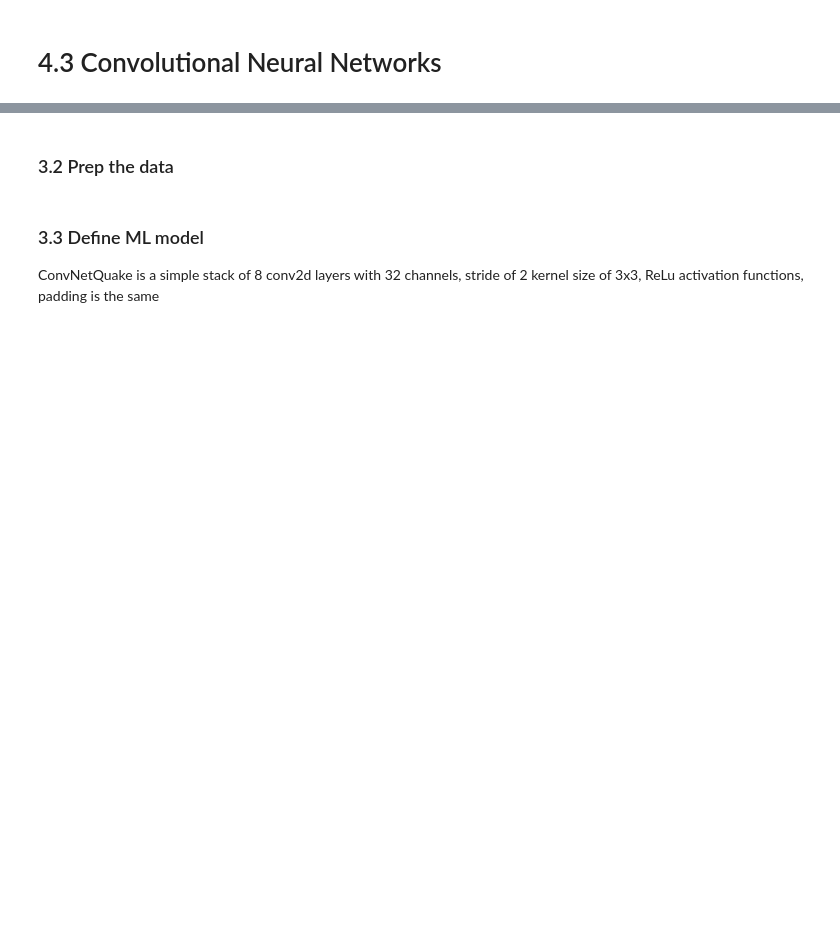
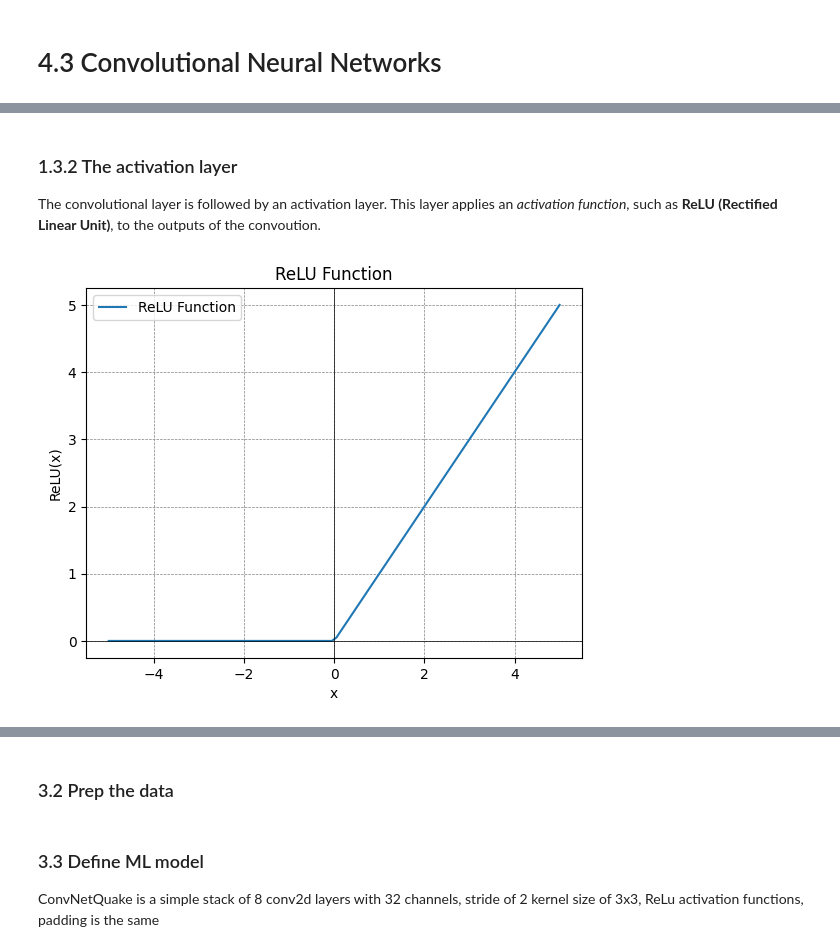
Before and after one commit to geo-smart/mlgeo, a Jupyter notebook: book/Chapter4-DeepLearning/mlgeo_4.3_CNN.ipynb, the cells around one changed output, grey strips where cells are left out. Cells and saved outputs as stored; diff of their text form; code cells hidden in the pictures; blank space fills up the shorter version.

```diff
--- a/book/Chapter4-DeepLearning/mlgeo_4.3_CNN.ipynb
+++ b/book/Chapter4-DeepLearning/mlgeo_4.3_CNN.ipynb
@@ -58,0 +175,32 @@ torch.nn.Conv2d(in_channels=3, out_channels=64, kernel_size=6)
+# %% [markdown]
+### 1.3.2 The activation layer
+
+The convolutional layer is followed by an activation layer. This layer applies an *activation function*, such as **ReLU (Rectified Linear Unit)**, to the outputs of the convoution.
+# %%
+# Define the ReLU function
+def relu(x):
+    return np.maximum(0, x)
+
+# Generate x values
+x = np.linspace(-5, 5, 100)
+
+# Apply the ReLU function to x
+y_relu = relu(x)
+
+# Create figure and axis
+fig, ax = plt.subplots()
+
+# Plot the ReLU function
+ax.plot(x, y_relu, label='ReLU Function')
+ax.set_title('ReLU Function')
+ax.set_xlabel('x')
+ax.set_ylabel('ReLU(x)')
+ax.axhline(0, color='black', linewidth=0.5)
+ax.axvline(0, color='black', linewidth=0.5)
+ax.grid(color='gray', linestyle='--', linewidth=0.5)
+ax.legend()
+
+# Show the plot
+plt.show()
+# %% [output]
+[figure, added]
```
Also changed, not shown: parts of 44 cells of this notebook, 3 other files.
